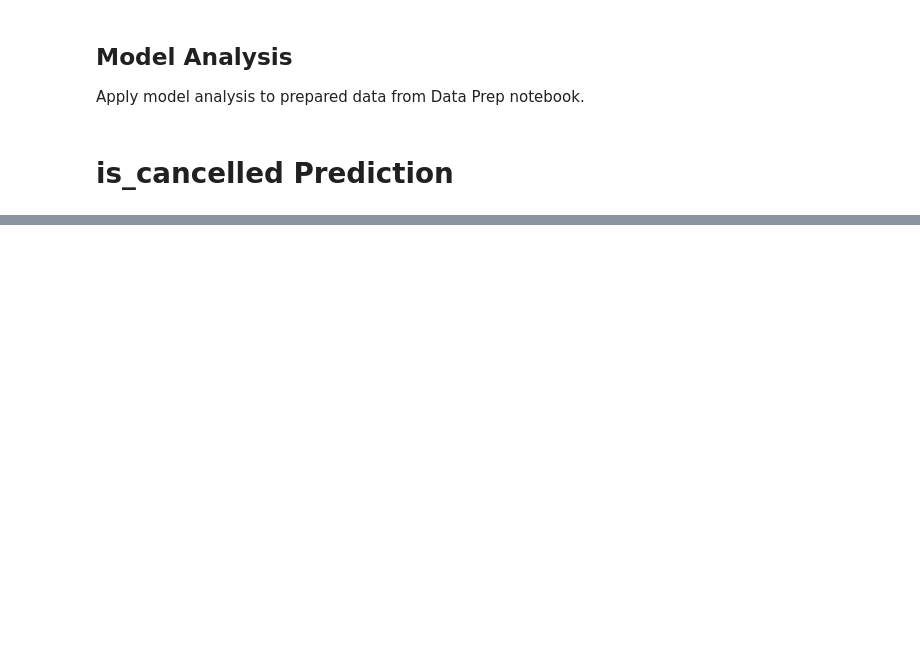
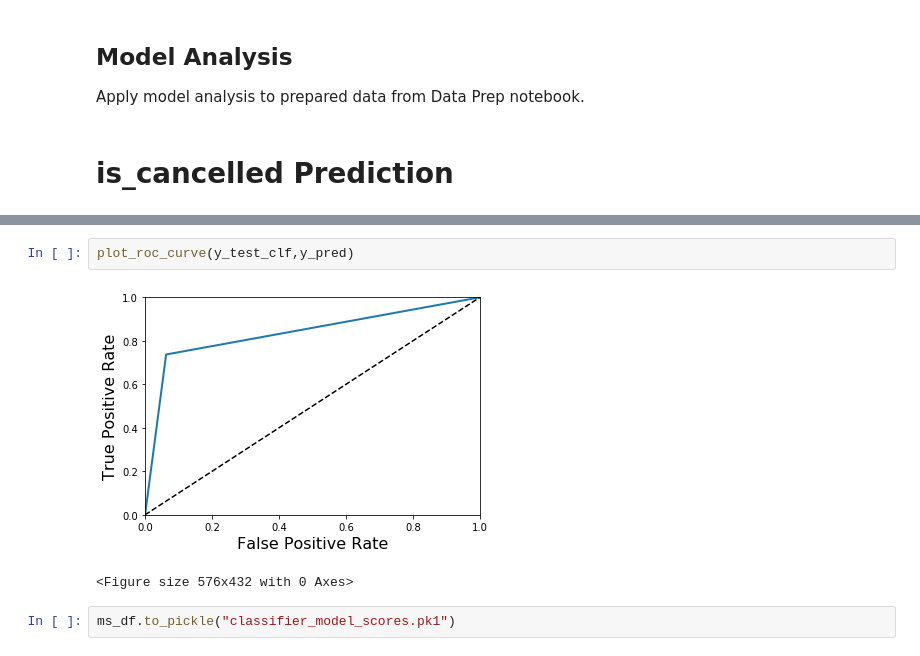
Before and after one commit to sandeepborkartech/ML_HotelPricing, a Jupyter notebook: ML_TEAM_4_Hotel_Model_Analysis_classification.ipynb, the cells around one changed output, grey strips where cells are left out. Cells and saved outputs as stored; diff of their text form; blank space fills up the shorter version.

```diff
--- a/ML_TEAM_4_Hotel_Model_Analysis_classification.ipynb
+++ b/ML_TEAM_4_Hotel_Model_Analysis_classification.ipynb
@@ -140,0 +246,7 @@ confusion_matrix(y_pred, y_test_clf)
+# %%
+plot_roc_curve(y_test_clf,y_pred)
+# %% [output]
+[figure, added]
+<Figure size 576x432 with 0 Axes>
+# %%
+ms_df.to_pickle("classifier_model_scores.pk1")
```
Also changed, not shown: parts of 24 cells of this notebook, 1 other file.
